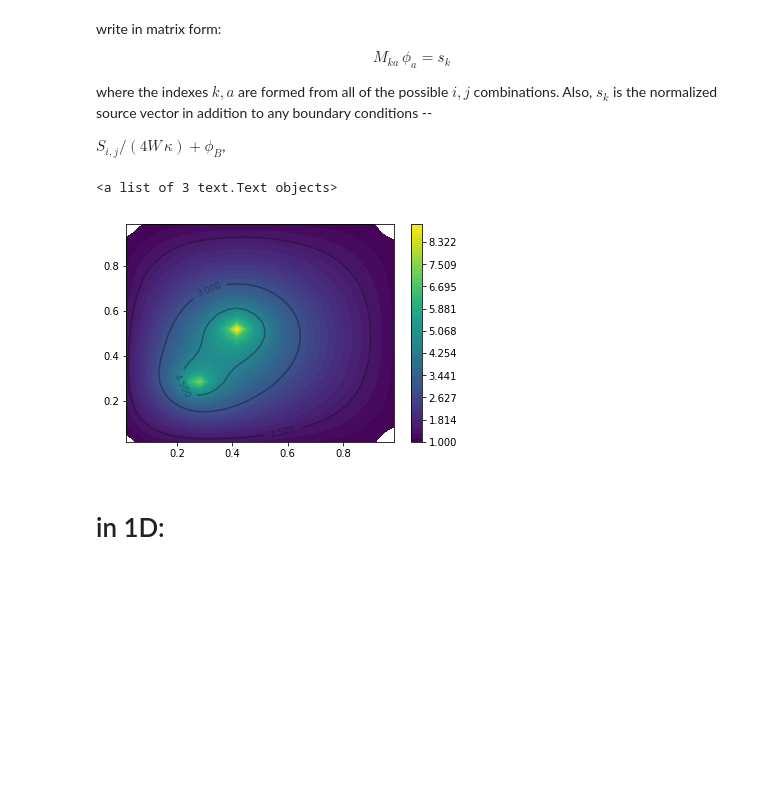
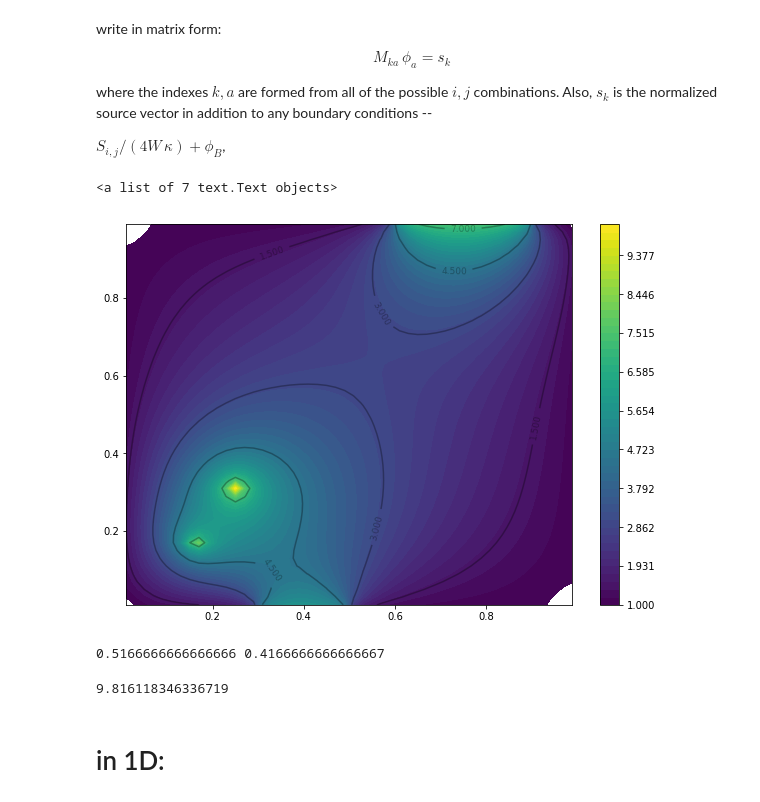
Before and after one commit to ronshnapp/MyPyCFD, a Jupyter notebook: Diffusion example.ipynb, the cells around one changed output. Saved outputs shown, nothing was run; the diff lists cells and outputs as text; code cells hidden in the pictures; blank space fills up the shorter version.

```diff
--- a/Diffusion example.ipynb
+++ b/Diffusion example.ipynb
@@ -20,7 +20,7 @@ import matplotlib.pyplot as plt
 # grid parameters:
 lims = [[0.0, 1.0],
         [0.0, 1.0]]
-N = [30,30]
+N = [50,50]
 N_tot = N[0] * N[1]
 
 # set up the grid automatically:
@@ -51,18 +63,21 @@ for i in range(len(grid.nodes)):
             M[i,j] = -1.0
 
         elif type(nb) == Boundary:
-            s[i] = 1.0 #2.0
+            s[i] = nb.value #1.0 #2.0
 
     if any_bounaries:
         M[i,i] = 5.0
     else:
         M[i,i] = 4.0
 
+
+# a distribution of sources:
 x, y = np.array(grid.coords[0]), np.array(grid.coords[1])
 
 s[grid.get_coord_number( [x[8],y[8]] )] += 6.0
 s[grid.get_coord_number( [x[8],y[7]] )] += 3.0
 s[grid.get_coord_number( [x[15],y[12]] )] += 10.0
+#print s
 # %%
 # solve the problem by inversion:
 phi = np.dot( np.linalg.inv(M), s)
@@ -74,23 +89,30 @@ for i,node in enumerate(grid.nodes):
 # %%
 sol = np.zeros(N)
 
 e = 0
 for i in range(sol.shape[0]):
     for j in range(sol.shape[1]):
         sol[i,j] = grid.nodes[e].result
         e+=1
 
 
 fig, ax = plt.subplots()
+fig.set_size_inches(10,7)
 c = ax.contourf(x, y, sol, levels=np.linspace(1, np.amax(sol), num=50))
 fig.colorbar(c)
 
 
-CS = ax.contour(x, y, sol, levels=[1.5,3,4.5], colors='k', alpha=.3)
+CS = ax.contour(x, y, sol, levels=[1.5,3,4.5,7], colors='k', alpha=.3)
 ax.clabel(CS, fontsize=9, inline=1)
 # %% [output]
-<a list of 3 text.Text objects>
+<a list of 7 text.Text objects>
-[figure, old version]
+[figure, new version]
+# %%
+print x[15], y[12]
+grid.nodes[grid.get_coord_number([x[15], y[12]])].result
+# %% [output]
+0.5166666666666666 0.4166666666666667
+9.816118346336719
 # %% [markdown]
 # in 1D:
 # %%
```
Also changed, not shown: parts of 1 cell of this notebook.
